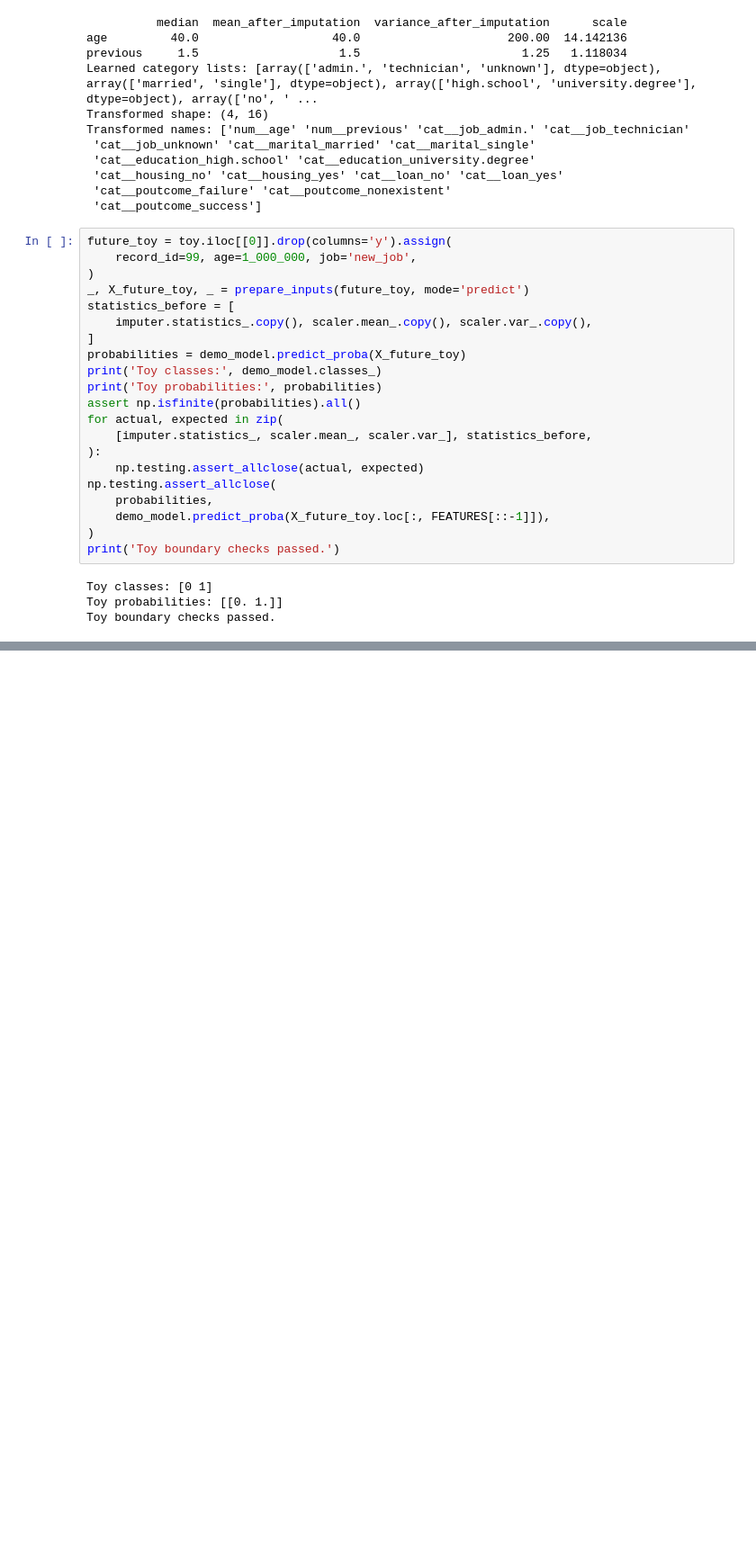
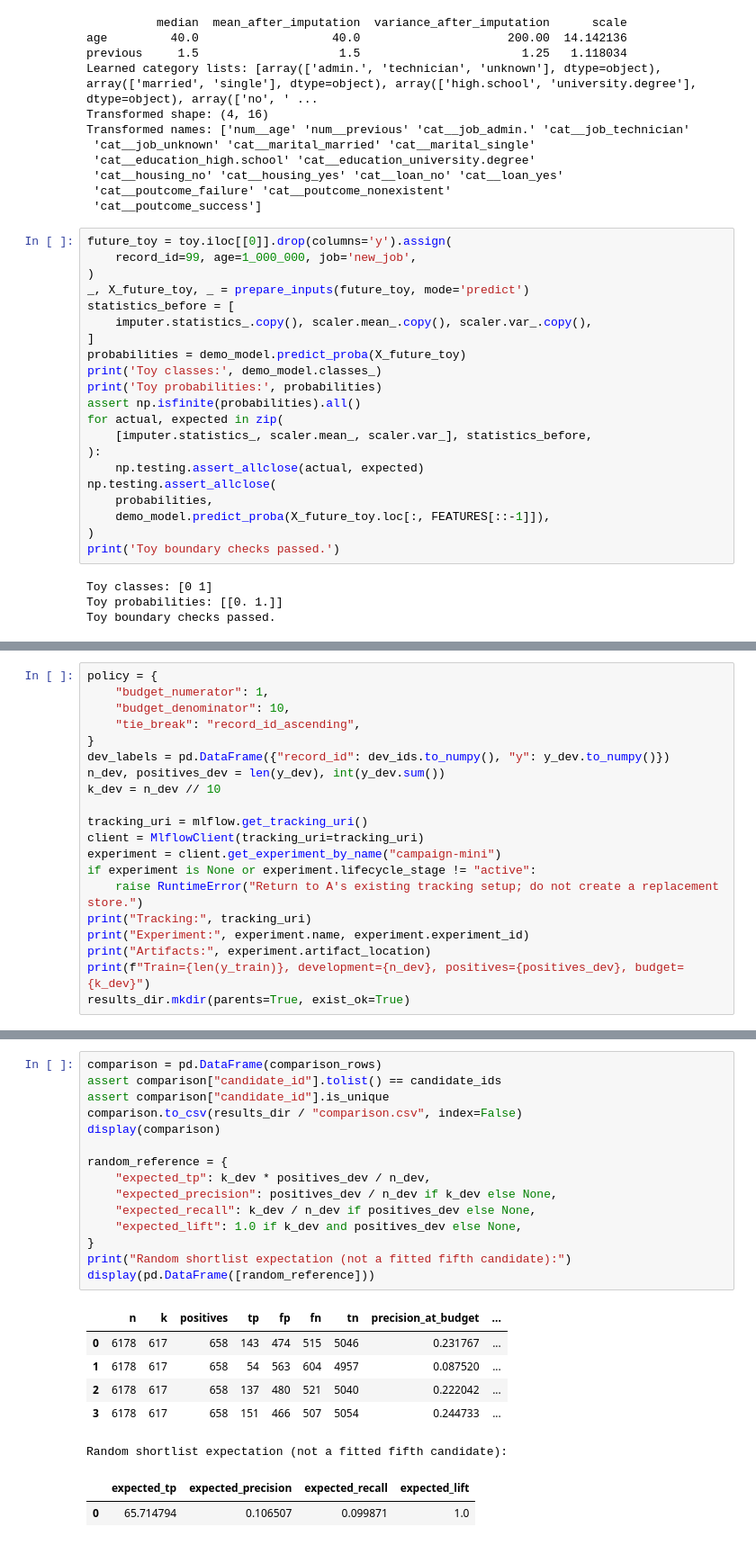
Before and after one commit to kishan0-07/campaign, a Jupyter notebook: analysis.ipynb, the cells around one changed output, grey strips where cells are left out. Shown at 90% size. Drawn from its saved outputs; the diff is of its cells as text; blank space fills up the shorter version.

```diff
--- a/analysis.ipynb
+++ b/analysis.ipynb
@@ -481,0 +666,20 @@ Toy boundary checks passed.
+# %%
+policy = {
+    "budget_numerator": 1,
+    "budget_denominator": 10,
+    "tie_break": "record_id_ascending",
+}
+dev_labels = pd.DataFrame({"record_id": dev_ids.to_numpy(), "y": y_dev.to_numpy()})
+n_dev, positives_dev = len(y_dev), int(y_dev.sum())
+k_dev = n_dev // 10
+
+tracking_uri = mlflow.get_tracking_uri()
+client = MlflowClient(tracking_uri=tracking_uri)
+experiment = client.get_experiment_by_name("campaign-mini")
+if experiment is None or experiment.lifecycle_stage != "active":
+    raise RuntimeError("Return to A's existing tracking setup; do not create a replacement store.")
+print("Tracking:", tracking_uri)
+print("Experiment:", experiment.name, experiment.experiment_id)
+print("Artifacts:", experiment.artifact_location)
+print(f"Train={len(y_train)}, development={n_dev}, positives={positives_dev}, budget={k_dev}")
+results_dir.mkdir(parents=True, exist_ok=True)
@@ -481,0 +771,24 @@ Toy boundary checks passed.
+# %%
+comparison = pd.DataFrame(comparison_rows)
+assert comparison["candidate_id"].tolist() == candidate_ids
+assert comparison["candidate_id"].is_unique
+comparison.to_csv(results_dir / "comparison.csv", index=False)
+display(comparison)
+
+random_reference = {
+    "expected_tp": k_dev * positives_dev / n_dev,
+    "expected_precision": positives_dev / n_dev if k_dev else None,
+    "expected_recall": k_dev / n_dev if positives_dev else None,
+    "expected_lift": 1.0 if k_dev and positives_dev else None,
+}
+print("Random shortlist expectation (not a fitted fifth candidate):")
+display(pd.DataFrame([random_reference]))
+# %% [output]
+|  | n | k | positives | tp | fp | fn | tn | precision_at_budget | ... |
+| 0 | 6178 | 617 | 658 | 143 | 474 | 515 | 5046 | 0.231767 | ... |
+| 1 | 6178 | 617 | 658 | 54 | 563 | 604 | 4957 | 0.087520 | ... |
+| 2 | 6178 | 617 | 658 | 137 | 480 | 521 | 5040 | 0.222042 | ... |
+| 3 | 6178 | 617 | 658 | 151 | 466 | 507 | 5054 | 0.244733 | ... |
+Random shortlist expectation (not a fitted fifth candidate):
+|  | expected_tp | expected_precision | expected_recall | expected_lift |
+| 0 | 65.714794 | 0.106507 | 0.099871 | 1.0 |
```
Also changed, not shown: parts of 14 cells of this notebook, 8 other files.
